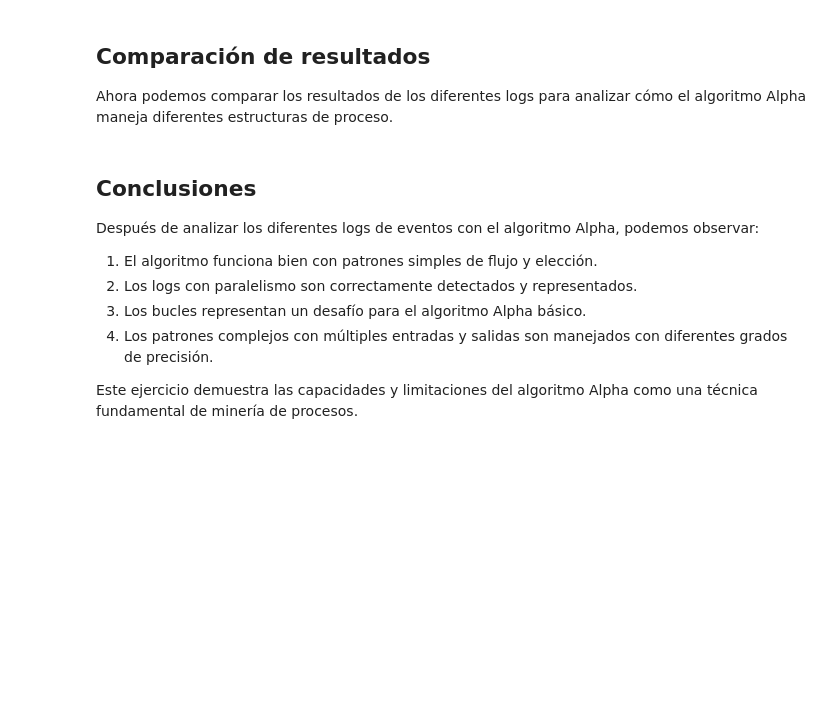
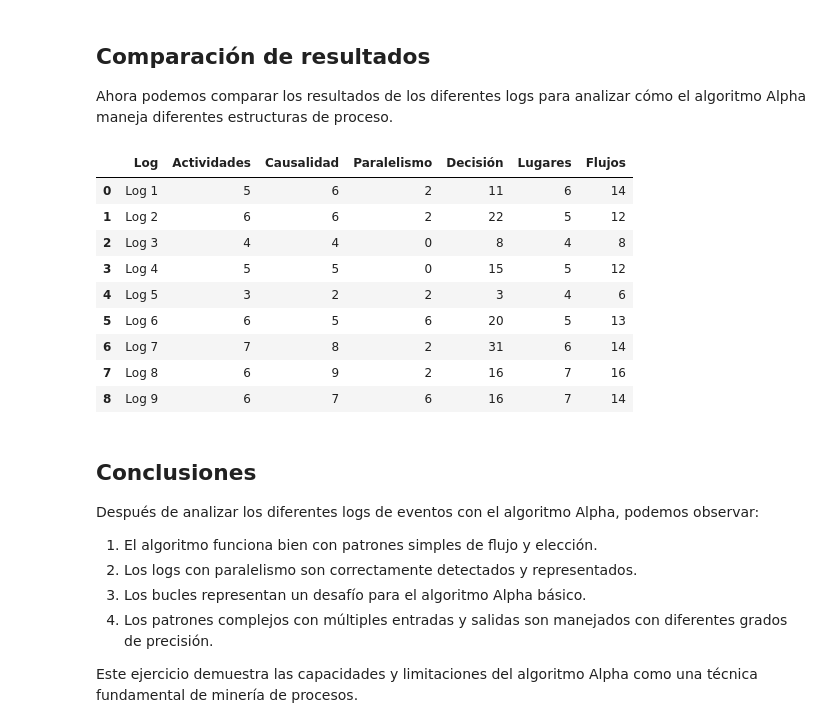
Before and after one commit to Danilo0125/Algoritmo-alpha, a Jupyter notebook: alpha_ejemplos.ipynb, the cells around one changed output. Drawn from its saved outputs; the diff is of its cells as text; code cells hidden in the pictures; blank space fills up the shorter version.

```diff
--- a/alpha_ejemplos.ipynb
+++ b/alpha_ejemplos.ipynb
@@ -285,40 +378,51 @@ logs = [
 ]
 
 import pandas as pd
 
 # Crear una tabla comparativa
 datos_comparacion = []
 
 for nombre, log in logs:
     try:
         # Procesar el log
-        alpha = Alpha().analizar_log(log).calcular_relaciones().ejecutar_ocho_pasos()
+        alpha = Alpha().parse_event_log(log).discover_relations().execute_alpha_algorithm()
 
         # Recopilar estadísticas
         datos_comparacion.append({
             "Log": nombre,
-            "Actividades": len(alpha.actividades),
-            "Causalidad": len(alpha.causalidad),
-            "Paralelismo": len(alpha.paralelo),
-            "Decisión": len(alpha.decision),
-            "Lugares": len(alpha.pl),
-            "Flujos": len(alpha.fl)
+            "Actividades": len(alpha.activity_set),
+            "Causalidad": len(alpha.causal_relations),
+            "Paralelismo": len(alpha.concurrent_relations),
+            "Decisión": len(alpha.choice_relations),
+            "Lugares": len(alpha.places),
+            "Flujos": len(alpha.flow_relations)
         })
     except Exception as e:
         datos_comparacion.append({
             "Log": nombre,
             "Actividades": "Error",
             "Causalidad": "Error",
             "Paralelismo": "Error",
             "Decisión": "Error",
             "Lugares": "Error",
             "Flujos": "Error"
         })
         print(f"Error al procesar {nombre}: {e}")
 
 # Crear y mostrar el DataFrame
 df_comparacion = pd.DataFrame(datos_comparacion)
 df_comparacion
+# %% [output]
+|  | Log | Actividades | Causalidad | Paralelismo | Decisión | Lugares | Flujos |
+| 0 | Log 1 | 5 | 6 | 2 | 11 | 6 | 14 |
+| 1 | Log 2 | 6 | 6 | 2 | 22 | 5 | 12 |
+| 2 | Log 3 | 4 | 4 | 0 | 8 | 4 | 8 |
+| 3 | Log 4 | 5 | 5 | 0 | 15 | 5 | 12 |
+| 4 | Log 5 | 3 | 2 | 2 | 3 | 4 | 6 |
+| 5 | Log 6 | 6 | 5 | 6 | 20 | 5 | 13 |
+| 6 | Log 7 | 7 | 8 | 2 | 31 | 6 | 14 |
+| 7 | Log 8 | 6 | 9 | 2 | 16 | 7 | 16 |
+| 8 | Log 9 | 6 | 7 | 6 | 16 | 7 | 14 |
 # %% [markdown]
 ## Conclusiones
 
```
Also changed, not shown: parts of 11 cells of this notebook, 1 other file.
